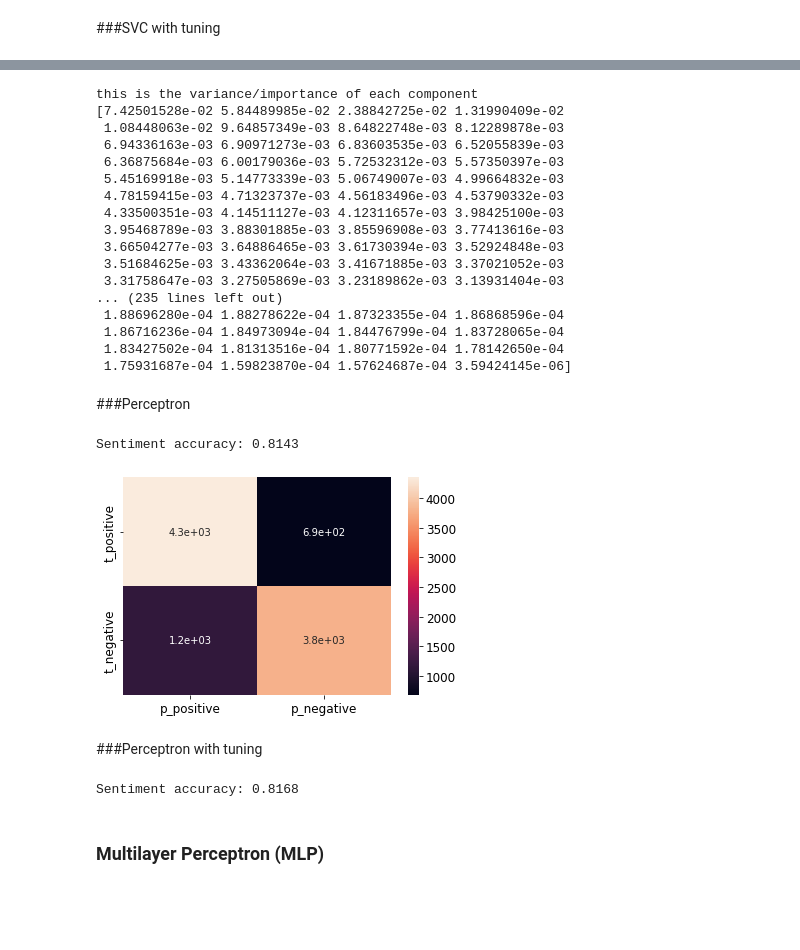
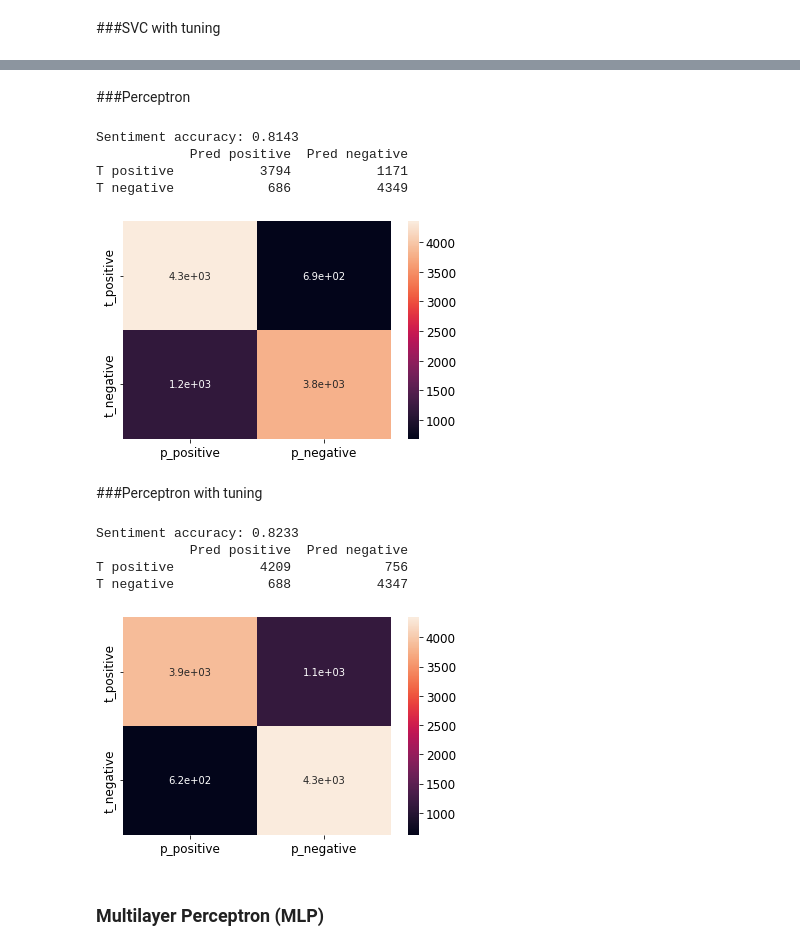
Before and after one commit to sbecker17/public_work, a Jupyter notebook: Project_2_NLP.ipynb, the cells around one changed output, grey strips where cells are left out. Drawn from its saved outputs; the diff is of its cells as text; code cells hidden in the pictures; blank space fills up the shorter version.

```diff
--- a/Project_2_NLP.ipynb
+++ b/Project_2_NLP.ipynb
@@ -267,27 +290,0 @@ NameError: ignored
-# %%
-from sklearn import metrics
-from sklearn.metrics import confusion_matrix
-from sklearn.decomposition import PCA
-extractor = PCA(n_components=1000, whiten=True)
-extractor.fit(train_data_vectors)
-
-print('this is the variance/importance of each component')
-print(extractor.explained_variance_ratio_)
-# %% [output]
-this is the variance/importance of each component
-[7.42501528e-02 5.84489985e-02 2.38842725e-02 1.31990409e-02
- 1.08448063e-02 9.64857349e-03 8.64822748e-03 8.12289878e-03
- 6.94336163e-03 6.90971273e-03 6.83603535e-03 6.52055839e-03
- 6.36875684e-03 6.00179036e-03 5.72532312e-03 5.57350397e-03
- 5.45169918e-03 5.14773339e-03 5.06749007e-03 4.99664832e-03
- 4.78159415e-03 4.71323737e-03 4.56183496e-03 4.53790332e-03
- 4.33500351e-03 4.14511127e-03 4.12311657e-03 3.98425100e-03
- 3.95468789e-03 3.88301885e-03 3.85596908e-03 3.77413616e-03
- 3.66504277e-03 3.64886465e-03 3.61730394e-03 3.52924848e-03
- 3.51684625e-03 3.43362064e-03 3.41671885e-03 3.37021052e-03
- 3.31758647e-03 3.27505869e-03 3.23189862e-03 3.13931404e-03
-... (235 lines left out)
- 1.88696280e-04 1.88278622e-04 1.87323355e-04 1.86868596e-04
- 1.86716236e-04 1.84973094e-04 1.84476799e-04 1.83728065e-04
- 1.83427502e-04 1.81313516e-04 1.80771592e-04 1.78142650e-04
- 1.75931687e-04 1.59823870e-04 1.57624687e-04 3.59424145e-06]
@@ -303,21 +315,39 @@ perc_predictions = perc.predict(test_data_vectors)
 print("Sentiment accuracy:", metrics.accuracy_score(test_sln, perc_predictions))
 
 print_confusion_matrix(test_sln, perc_predictions, True)
+Perceptron(n_iter_no_change = 10, early_stopping=True)
+
+vals = data['sentiment'].unique() ## possible classification values
+conf_mat = metrics.confusion_matrix(test_sln, perc_predictions, labels=vals)
+print(pandas.DataFrame(conf_mat, index = "T " + vals, columns = "Pred " + vals))
 # %% [output]
 Sentiment accuracy: 0.8143
+            Pred positive  Pred negative
+T positive           3794           1171
+T negative            686           4349
 [figure]
 # %% [markdown]
 ###Perceptron with tuning
 # %%
 from sklearn import metrics
 from sklearn.metrics import confusion_matrix
 from sklearn.linear_model import Perceptron
-perc = Perceptron(n_iter_no_change = 10, early_stopping=True)
+perc = Perceptron(n_iter_no_change = 100, early_stopping=True)
 perc.fit(train_data_vectors,train_sln)
 perc_predictions = perc.predict(test_data_vectors)
 print("Sentiment accuracy:", metrics.accuracy_score(test_sln, perc_predictions))
+
+print_confusion_matrix(test_sln, perc_predictions, True)
+
+vals = data['sentiment'].unique() ## possible classification values
+conf_mat = metrics.confusion_matrix(test_sln, predictions, labels=vals)
+print(pandas.DataFrame(conf_mat, index = "T " + vals, columns = "Pred " + vals))
 # %% [output]
-Sentiment accuracy: 0.8168
+Sentiment accuracy: 0.8233
+            Pred positive  Pred negative
+T positive           4209            756
+T negative            688           4347
+[figure, added]
 # %% [markdown]
 ### Multilayer Perceptron (MLP)
 # %%
```
Also changed, not shown: parts of 19 cells of this notebook.
